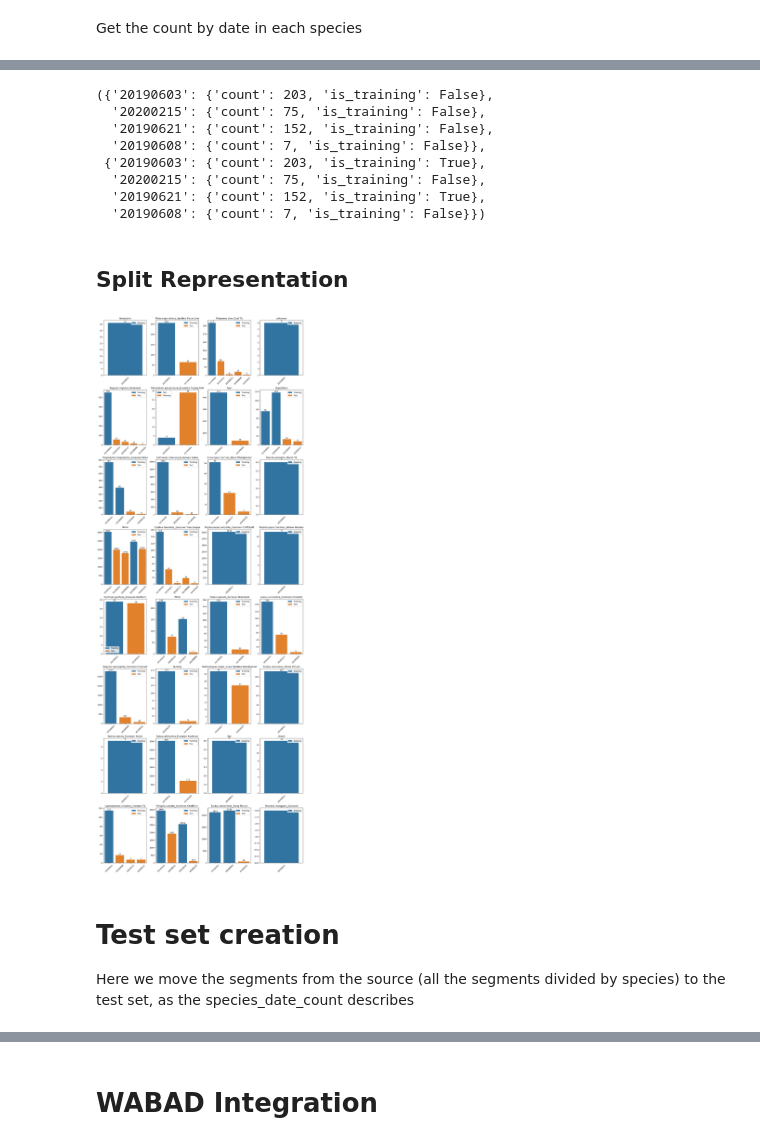
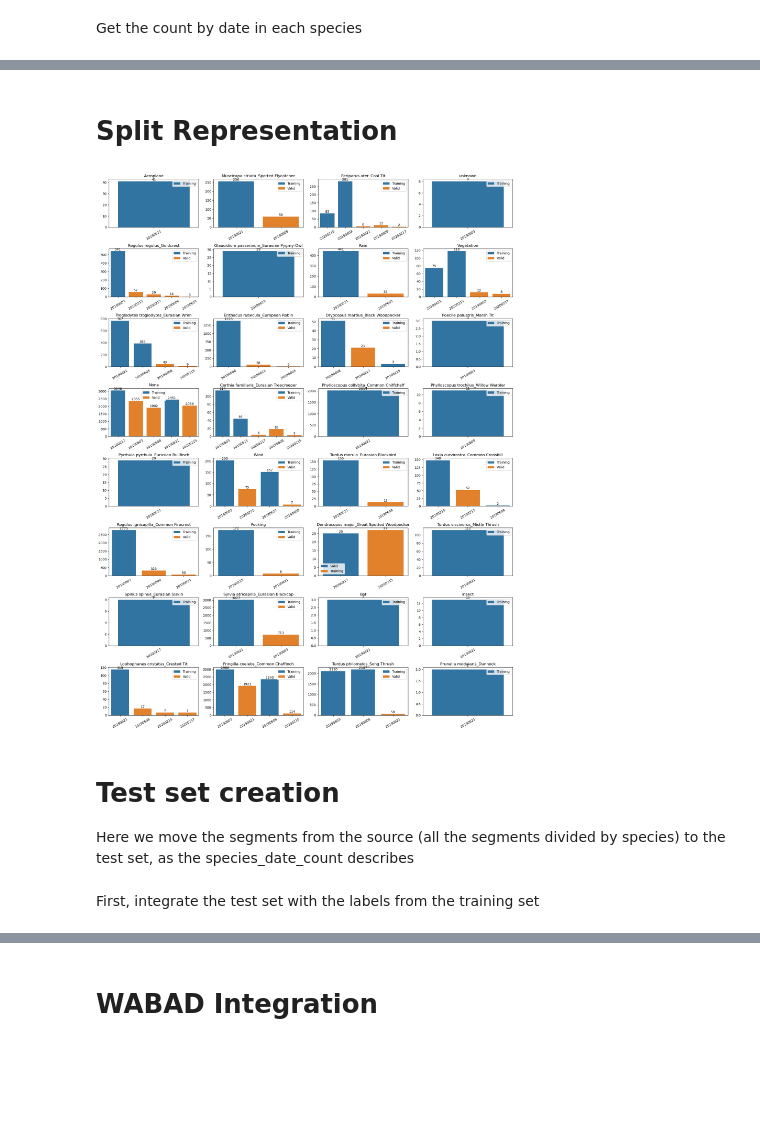
Before and after one commit to giacomoschiavo/finetuning-BirdNET, a Jupyter notebook: 2_data_preprocessing.ipynb, the cells around one changed output, grey strips where cells are left out. Saved outputs shown, nothing was run; the diff lists cells and outputs as text; code cells hidden in the pictures; blank space fills up the shorter version.

```diff
--- a/2_data_preprocessing.ipynb
+++ b/2_data_preprocessing.ipynb
@@ -46,0 +111,4 @@ for species in os.listdir(target):
+# %%
+# species in train and not present in test
+species_to_test = set(species_in_train).difference(species_in_test)
+species_to_test
@@ -47 +174,3 @@ for species in os.listdir(target):
+# %%
+random_valid_species.extend(['Dryocopus martius_Black Woodpecker', 'Loxia curvirostra_Common Crossbill', 'Turdus philomelos_Song Thrush'])
 # %% [markdown]
@@ -50,27 +179,31 @@ for species in os.listdir(target):
 + Only 2 dates: minority -> test, majority -> training
 + More than 2 dates: take the majority and calculate the sum of all the other dates; if the sum is greater than half majority, move the biggest element in the minority into the majority and check again the sum
 # %%
-import copy
-train_test_division = copy.deepcopy(species_date_count)
-for specie in train_test_division.keys():
-    dates = list(train_test_division[specie].keys())
+for species in train_test_division.keys():
+    if species in species_to_test:
+        continue
+    dates = list(train_test_division[species].keys())
     date_count = len(dates)
-    values = [value["count"] for value in train_test_division[specie].values()]
-    if date_count <= 1:     # ignore
+    values = [value["count"] for value in train_test_division[species].values()]
+    if date_count <= 1:
+        train_test_division[species][dates[0]]['is_training'] = True
+        random_valid_species.append(species)
         continue
     elif date_count == 2:
         greatest_date = dates[np.argmax(values)]
-        train_test_division[specie][greatest_date]["is_training"] = True     # majority -> training
+        train_test_division[species][greatest_date]["is_training"] = True
     else:
         greatest_value_index = np.argmax(values)
         greatest_value_date = dates[greatest_value_index]
-        greatest_value = train_test_division[specie][greatest_value_date]["count"]
-        train_test_division[specie][greatest_value_date]["is_training"] = True
-        other_values = [ value["count"] if value["is_training"] == False else 0 for value in train_test_division[specie].values() ]
+        greatest_value = train_test_division[species][greatest_value_date]["count"]
+        train_test_division[species][greatest_value_date]["is_training"] = True
+        other_values = [value["count"] if value["is_training"] == False else 0 for value in train_test_division[species].values()]
         sum_other_values = sum(other_values)
-        while sum_other_values > greatest_value / 2:
+        while sum_other_values > greatest_value / 3:
             greatest_value_index = np.argmax(other_values)
             greatest_value_date = dates[greatest_value_index]
-            train_test_division[specie][greatest_value_date]["is_training"] = True
-            sum_other_values -= train_test_division[specie][greatest_value_date]["count"]
+            train_test_division[species][greatest_value_date]["is_training"] = True
+            sum_other_values -= train_test_division[species][greatest_value_date]["count"]
+# %%
+train_test_division['random_valid_species'] = random_valid_species
 # %%
@@ -78,50 +211,39 @@ for specie in train_test_division.keys():
 # with open(f"utils/{DATASET_NAME}/train_test_division.json", 'w') as f:
 #     json.dump(train_test_division, f)
-# %%
-species_date_count["Wind"], train_test_division["Wind"]
-# %% [output]
-({'20190603': {'count': 203, 'is_training': False},
-  '20200215': {'count': 75, 'is_training': False},
-  '20190621': {'count': 152, 'is_training': False},
-  '20190608': {'count': 7, 'is_training': False}},
- {'20190603': {'count': 203, 'is_training': True},
-  '20200215': {'count': 75, 'is_training': False},
-  '20190621': {'count': 152, 'is_training': True},
-  '20190608': {'count': 7, 'is_training': False}})
 # %% [markdown]
-## Split Representation
+# Split Representation
 # %%
 
 # Supponiamo che 'species_date_count' contenga i tuoi dati
 n_species = len(train_test_division.keys())
 
 cols = 4
 rows = (n_species // cols) + (n_species % cols != 0)
 
-fig, axes = plt.subplots(rows, cols, figsize=(15, 5 * rows))
+fig, axes = plt.subplots(rows, cols, figsize=(18, 3 * rows))
 axes = axes.flatten()
 
 for i, species in enumerate(train_test_division.keys()):
     dates = list(train_test_division[species].keys())
     counts = [value["count"] for value in train_test_division[species].values()]
     if len(dates) > 1:
-        is_training = ["Training" if value["is_training"] else "Test" for value in train_test_division[species].values()]
+        is_training = ["Training" if value["is_training"] else "Valid" for value in train_test_division[species].values()]
     else:
         is_training = ["Training"]
     sns.barplot(x=dates, y=counts, ax=axes[i], hue=is_training)
 
     for j, count in enumerate(counts):
         axes[i].text(j, count + 0.1, str(count), ha='center', va='bottom')
     axes[i].set_title(species)
-    axes[i].tick_params(axis='x', rotation=45)  # Ruota le etichette sull'asse x se necessario
+    axes[i].tick_params(axis='x', rotation=30)  # Ruota le etichette sull'asse x se necessario
 
 for i in range(n_species, len(axes)):
     fig.delaxes(axes[i])
 
 plt.tight_layout()  # Aggiusta lo spazio tra i grafici
 plt.show()
 # %% [output]
-[figure, old version]
+[figure, new version]
 # %% [markdown]
 # Test set creation
 Here we move the segments from the source (all the segments divided by species) to the test set, as the species_date_count describes
@@ -127,0 +253,2 @@ Here we move the segments from the source (all the segments divided by species)
+# %% [markdown]
+First, integrate the test set with the labels from the training set
```
Also changed, not shown: parts of 43 cells of this notebook, 2 other files.
